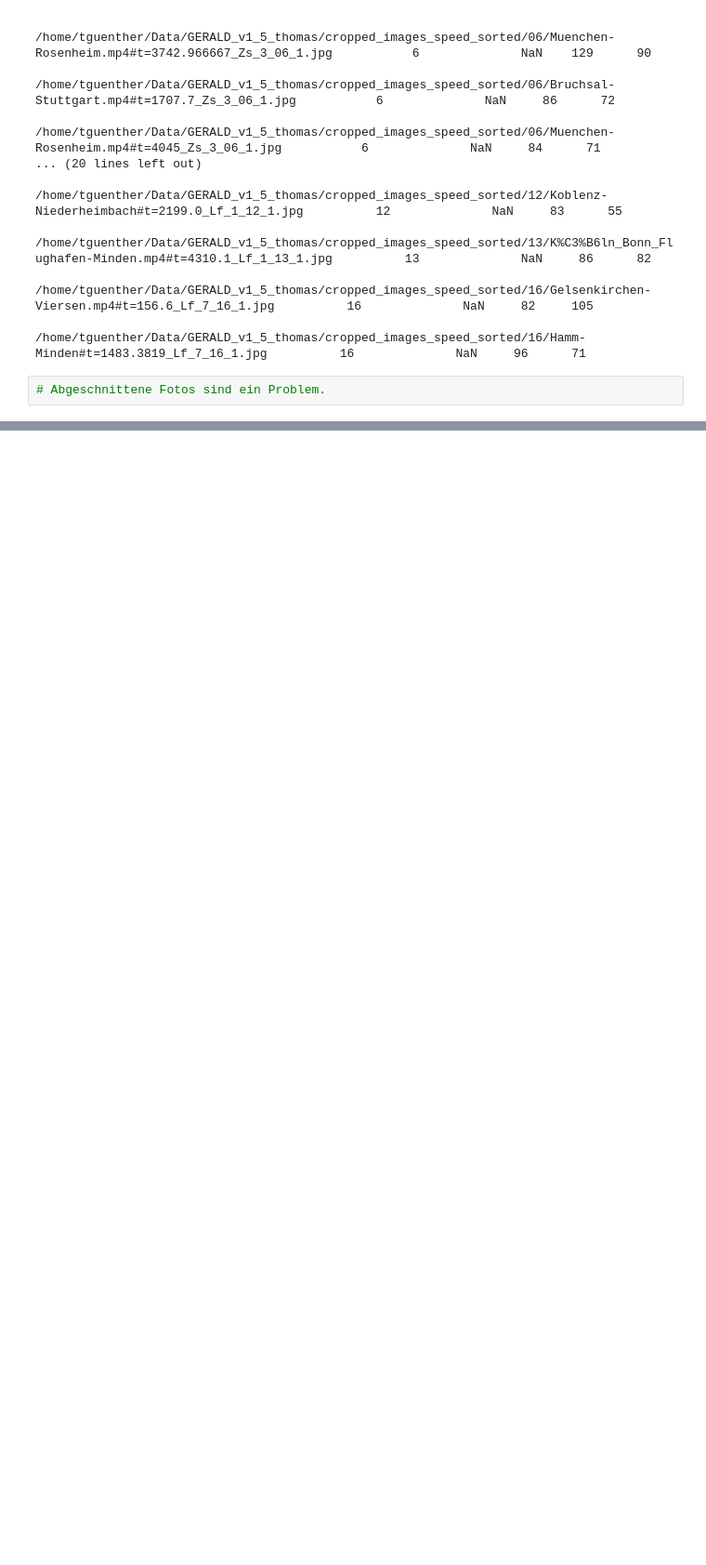
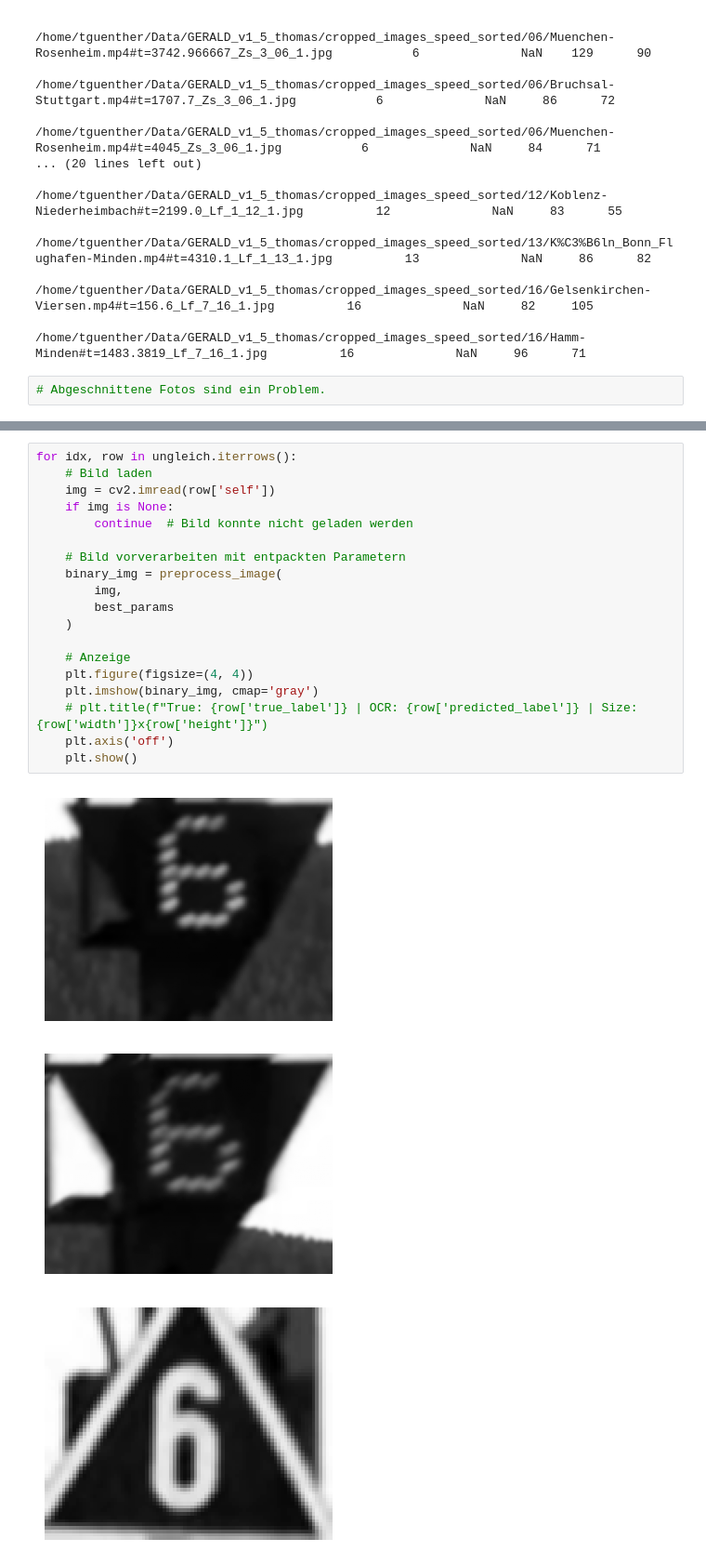
Before and after one commit to thoguenther/EasyOCR, a Jupyter notebook: 2_optim_preprocess.ipynb, the cells around one changed output, grey strips where cells are left out. Shown: that part at 93% size. Cells and saved outputs as stored; diff of their text form; blank space fills up the shorter version.

```diff
--- a/2_optim_preprocess.ipynb
+++ b/2_optim_preprocess.ipynb
@@ -262,0 +273,23 @@ for idx, row in ocr_fehler_hoch.iterrows():
+# %%
+for idx, row in ungleich.iterrows():
+    # Bild laden
+    img = cv2.imread(row['self'])
+    if img is None:
+        continue  # Bild konnte nicht geladen werden
+
+    # Bild vorverarbeiten mit entpackten Parametern
+    binary_img = preprocess_image(
+        img,
+        best_params
+    )
+
+    # Anzeige
+    plt.figure(figsize=(4, 4))
+    plt.imshow(binary_img, cmap='gray')
+    # plt.title(f"True: {row['true_label']} | OCR: {row['predicted_label']} | Size: {row['width']}x{row['height']}")
+    plt.axis('off')
+    plt.show()
+# %% [output]
+[figure, added]
+[figure, added]
+[figure, added]
```
Also changed, not shown: parts of 12 cells of this notebook, 2 other files.
